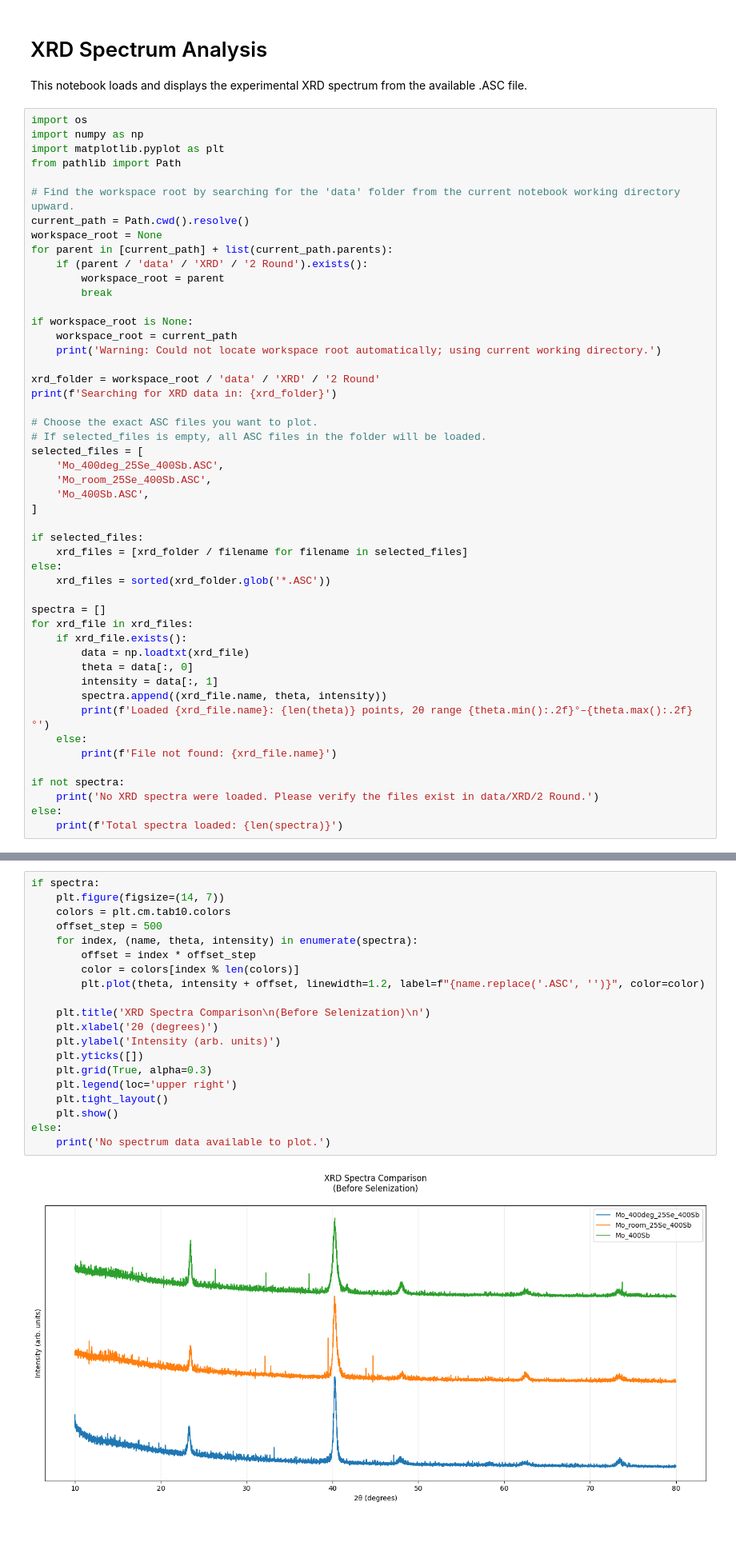
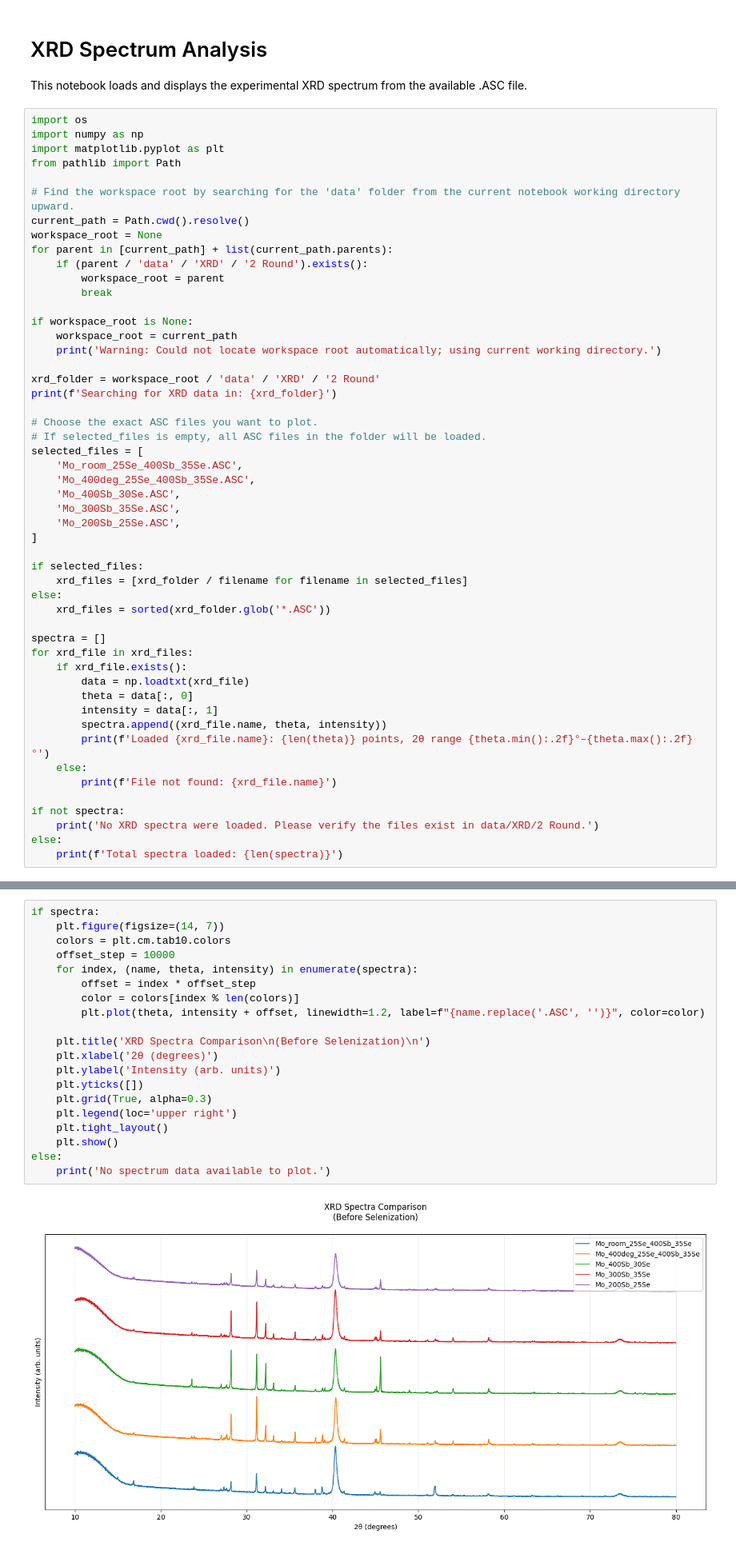
Before and after one commit to GarzonDiegoFEUP/Data_Analysis, a Jupyter notebook: XRD/XRD_Spectrum_Analysis.ipynb, the cells around one changed output, grey strips where cells are left out. Shown at 80% size. Saved outputs shown, nothing was run; the diff lists cells and outputs as text.

```diff
--- a/XRD/XRD_Spectrum_Analysis.ipynb
+++ b/XRD/XRD_Spectrum_Analysis.ipynb
@@ -26,9 +26,11 @@ print(f'Searching for XRD data in: {xrd_folder}')
 # Choose the exact ASC files you want to plot.
 # If selected_files is empty, all ASC files in the folder will be loaded.
 selected_files = [
-    'Mo_400deg_25Se_400Sb.ASC',
-    'Mo_room_25Se_400Sb.ASC',
-    'Mo_400Sb.ASC',
+    'Mo_room_25Se_400Sb_35Se.ASC',
+    'Mo_400deg_25Se_400Sb_35Se.ASC',
+    'Mo_400Sb_30Se.ASC',
+    'Mo_300Sb_35Se.ASC',
+    'Mo_200Sb_25Se.ASC',
 ]
 
 if selected_files:
@@ -60,22 +64,22 @@ Total spectra loaded: 3
 # %%
 if spectra:
     plt.figure(figsize=(14, 7))
     colors = plt.cm.tab10.colors
-    offset_step = 500
+    offset_step = 10000
     for index, (name, theta, intensity) in enumerate(spectra):
         offset = index * offset_step
         color = colors[index % len(colors)]
         plt.plot(theta, intensity + offset, linewidth=1.2, label=f"{name.replace('.ASC', '')}", color=color)
 
     plt.title('XRD Spectra Comparison\n(Before Selenization)\n')
     plt.xlabel('2θ (degrees)')
     plt.ylabel('Intensity (arb. units)')
     plt.yticks([])
     plt.grid(True, alpha=0.3)
     plt.legend(loc='upper right')
     plt.tight_layout()
     plt.show()
 else:
     print('No spectrum data available to plot.')
 # %% [output]
-[figure, old version]
+[figure, new version]
```
Also changed, not shown: parts of 1 cell of this notebook, 27 other files.
